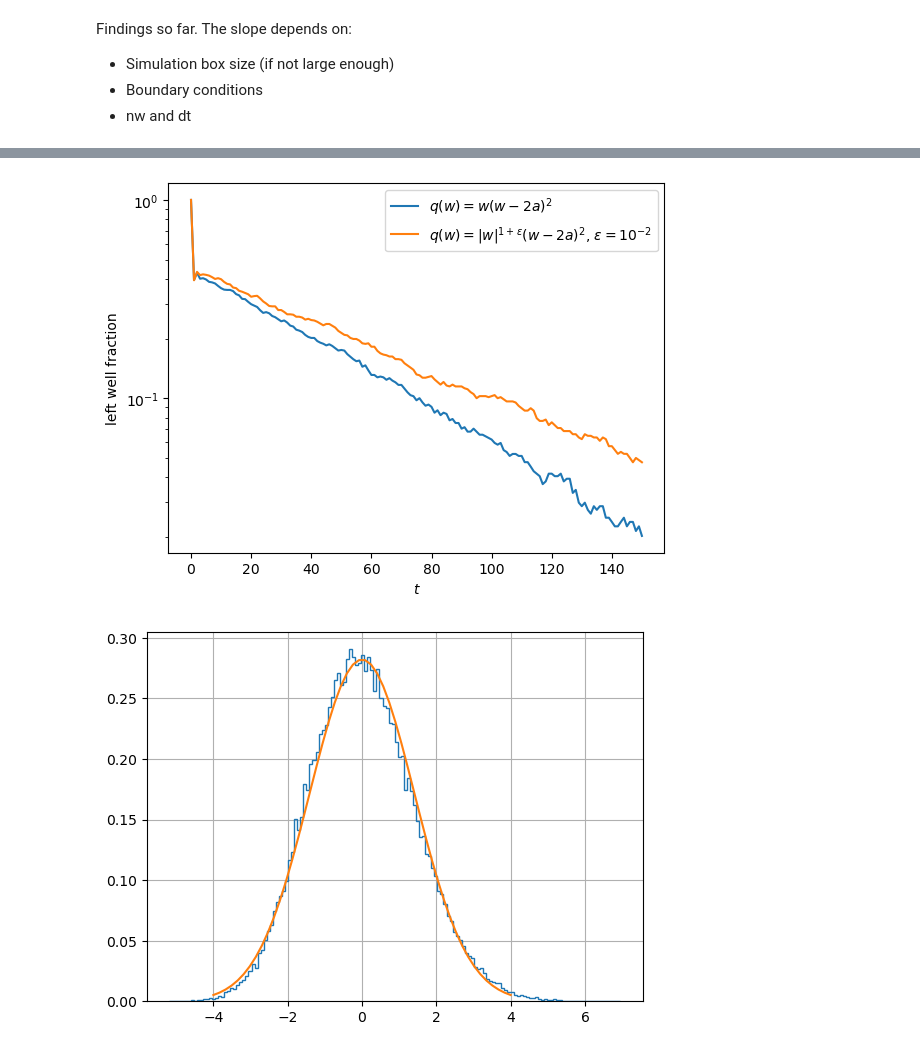
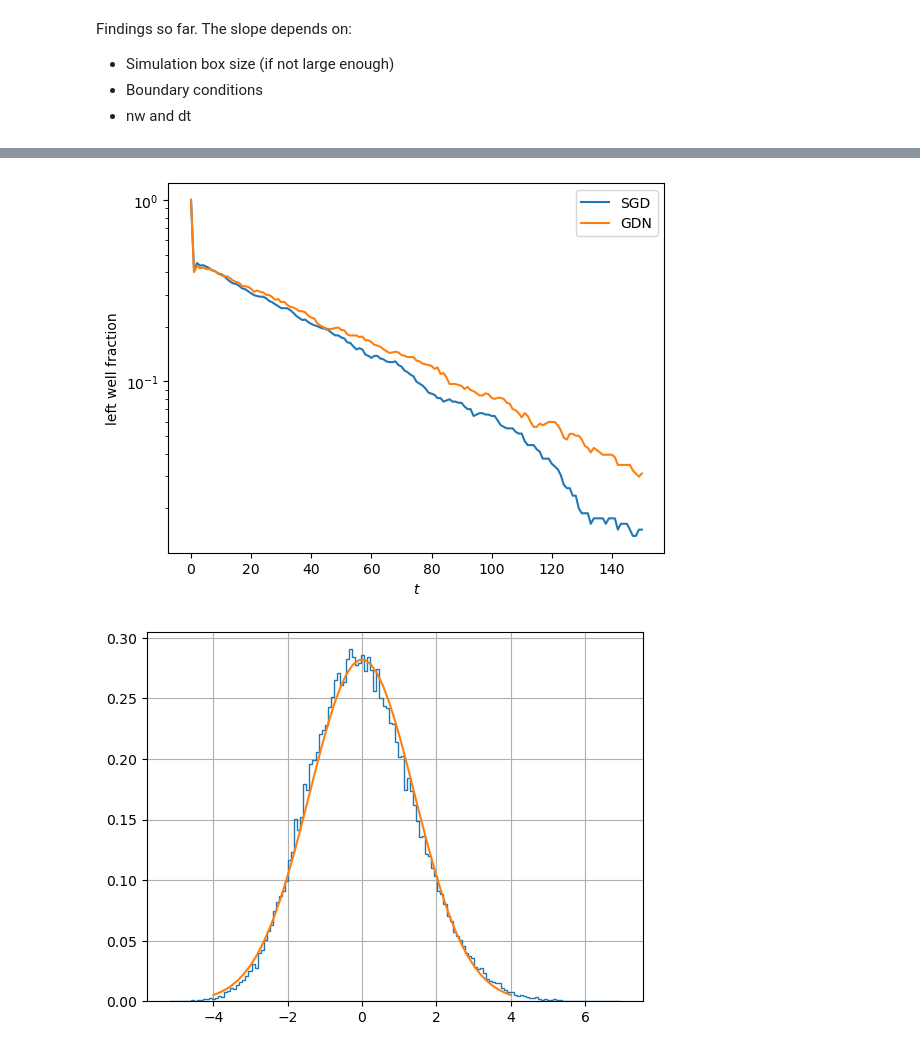
Before and after one commit to gcorlouer/sgd_on_singularities, a Jupyter notebook: experiments/FK_finite_volume.ipynb, the cells around one changed output, grey strips where cells are left out. Cells and saved outputs as stored; diff of their text form; code cells hidden in the pictures.

```diff
--- a/experiments/FK_finite_volume.ipynb
+++ b/experiments/FK_finite_volume.ipynb
@@ -117,8 +129,8 @@ ve = stde**2.
 w0 = 0.5
 b = 20
 L = 1
-dt = 1.
-steps = 10
+dt = .1
+steps = 100
 
 # uniform density in the simulation interval
 w_left, w_right = 0, L
@@ -370,7 +383,7 @@ plt.show()
 * Compare short-time distribution to SGD and Fokker-Planck distributions
 * Compare escape rate to SGD and FP escape rates
 # %%
-def simulate(lr, dt, time, a, t, nw, w_left, w_right, zero_prob_left, zero_prob_right):
+def simulate(lr, dt, time, a, t, nw, w_left, w_right, zero_prob_left, zero_prob_right, pbc):
     """
     t: translation of the origin
     lr: learning rate
@@ -404,11 +417,12 @@ Findings so far. The slope depends on:
 * Boundary conditions
 * nw and dt
 # %%
+pbc = False
 lr = .01
-dt = .1
-time = 50
+dt = 1
+time = 150
 nw = 500
-a = 2.0
+a = 2.1
 x, P = dict(), dict()
 ts = [2]
 zero_prob_left, zero_prob_right = True, True
@@ -418,7 +432,7 @@ for t in ts:
     wbarrier = (2*wmax_reg + wmax_sing)/3
     w_left, w_right = wmax_reg - 1, wmax_reg
 
-    q, x[t], P[t] = simulate(lr, dt, time, a, t, nw, w_left, w_right, zero_prob_left, zero_prob_right)
+    q, x[t], P[t] = simulate(lr, dt, time, a, t, nw, w_left, w_right, zero_prob_left, zero_prob_right, pbc)
 # %%
 fig, ax = plt.subplots()
 b = 20
@@ -529,8 +543,8 @@ def GDN_evolve(seed, nsteps):
 nsteps = 150
 nseeds = 10**3
 sgd_data = [SGD_evolve(seed, nsteps) for seed in range(nseeds)]
-gdn_data = [SGD_s_evolve(seed, nsteps) for seed in range(nseeds)]
-# gdn_data = [GDN_evolve(seed, nsteps) for seed in range(nseeds)]
+# gdn_data = [SGD_s_evolve(seed, nsteps) for seed in range(nseeds)]
+gdn_data = [GDN_evolve(seed, nsteps) for seed in range(nseeds)]
 # %%
 filt_sgd_data = []
 for d in sgd_data:
@@ -581,22 +594,22 @@ plt.show()
 # %%
 a = 1.8
 wmax_reg = 0
 wmax_sing = 2*a
 wbarrier = (2*wmax_reg + wmax_sing)/3
 sgd_reg = np.mean(filt_sgd_data < wbarrier, axis = 0)
 gdn_reg = np.mean(filt_gdn_data < wbarrier, axis = 0)
 
 fig, ax = plt.subplots()
-ax.plot(sgd_reg, '-', label=r"$q(w)=w(w-2a)^2$")
-ax.plot(gdn_reg, '-', label=r"$q(w)=|w|^{1+\varepsilon}(w-2a)^2$, $\varepsilon=10^{-2}$")
+ax.plot(sgd_reg, '-', label=r"SGD")
+ax.plot(gdn_reg, '-', label=r"GDN")
 ax.set_yscale('log')
 plt.legend()
 plt.xlabel('$t$')
 plt.ylabel('left well fraction')
 plt.savefig('slightly_singular.png', bbox_inches="tight", dpi=200)
 plt.show()
 # %% [output]
-[figure, old version]
+[figure, new version]
 # %%
 def sample_xi1(seed, nb, nsamp):
     state = np.random.RandomState(seed=seed)
```
Also changed, not shown: parts of 27 cells of this notebook, 1 other file.
